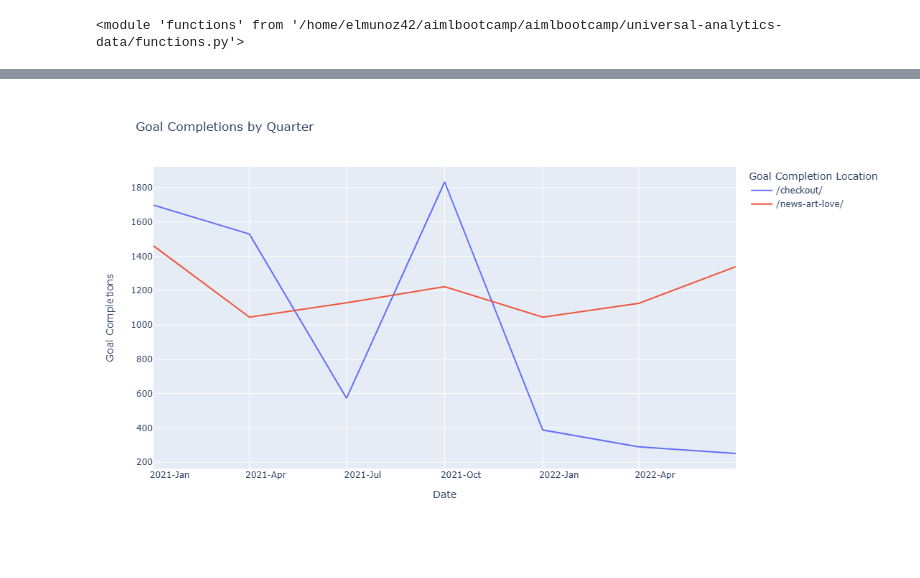
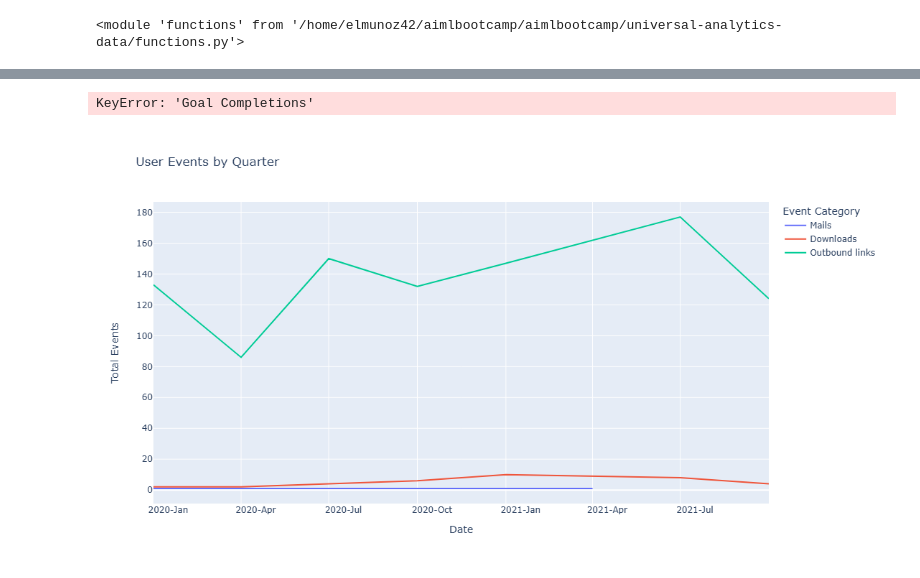
Before and after one commit to elmunoz42/universal-analytics-jupyter-notebook, a Jupyter notebook: UA-data-consolidation-and-analysis.ipynb, the cells around one changed output, grey strips where cells are left out. Saved outputs shown, nothing was run; the diff lists cells and outputs as text; code cells hidden in the pictures.

Commit message:
adjust functions to handle certain types of date ranges other misc.

```diff
--- a/UA-data-consolidation-and-analysis.ipynb
+++ b/UA-data-consolidation-and-analysis.ipynb
@@ -262,7 +253,8 @@ Quarter                     object
 dtype: object
 # %%
+# GOAL URLS / CONVERSIONS
 # Read the CSV file
-df = pd.read_csv('output/flora/flora-events-conversions/Events or Conversions/consolidated-goal-urls.csv')
+df = pd.read_csv('output/rtj2/Events or Conversions/consolidated-goal-urls.csv')
 
 # # Now, let's create the Date column
 df['Date'] = pd.to_datetime(df['Year'].astype(str) + '-' + df['Quarter'].apply(functions.quarter_to_month) + '-01')
@@ -273,8 +265,8 @@ df['Goal Completions'] = pd.to_numeric(df['Goal Completions'].str.replace(',', '
 df = df.sort_values("Date")
 
 # Create Line Plot with the goals completion locations that exist
-include_list = ["/checkout/","/news-art-love/"]
-fig = px.line(df.query('(`Goal Completion Location` in @include_list)'), x='Date', y='Goal Completions', color='Goal Completion Location', title='Goal Completions by Quarter')
+# include_list = [] in @include_list
+fig = px.line(df.query('`Goal Completion Location`'), x='Date', y='Goal Completions', color='Goal Completion Location', title='Goal Completions by Quarter')
 
 # Update the layout
 fig.update_layout(
@@ -291,6 +283,41 @@ fig.update_xaxes(
 )
 
 fig.show()
-fig.write_html('output/flora/flora-goal-urls.html')
+# fig.write_html('output/rtj2/rtj2-goal-urls.html')
 # %% [output]
-[figure, removed]
+KeyError: 'Goal Completions'
+# %%
+# EVENTS
+# Read the CSV file
+df = pd.read_csv('output/rtj2/Events or Conversions/consolidated-events.csv')
+
+# # Now, let's create the Date column
+df['Date'] = pd.to_datetime(df['Year'].astype(str) + '-' + df['Quarter'].apply(functions.quarter_to_month) + '-01')
+
+# Convert Pageviews to Numeric
+# df['Total Events'] = pd.to_numeric(df['Total Events'].str.replace(',', ''), errors='coerce')
+# Sort by date
+df = df.sort_values("Date")
+
+# Create Line Plot with the goals completion locations that exist
+include_list = ["Mails", "Downloads", "Outbound links"]
+fig = px.line(df.query('`Event Category` in @include_list'), x='Date', y='Total Events', color='Event Category', title='User Events by Quarter')
+
+# Update the layout
+fig.update_layout(
+    autosize=False,
+    width=1000,  # Width of the figure in pixels
+    height=600  # Height of the figure in pixels
+)
+
+# Customize the x-axis to show both year and quarter
+fig.update_xaxes(
+    dtick="M3",
+    tickformat="%Y-%b",  # This will show Year-Month
+    ticklabelmode="period"
+)
+
+fig.show()
+fig.write_html('output/rtj2/rtj2-events.html')
+# %% [output]
+[figure, added]
```
Also changed, not shown: parts of 9 cells of this notebook, 2 other files.
